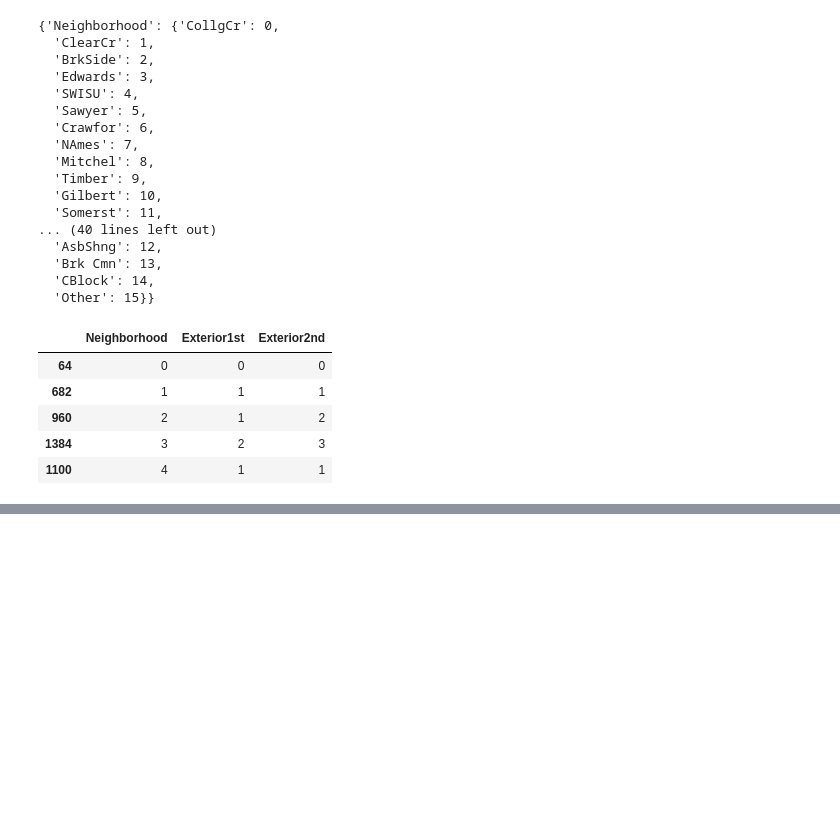
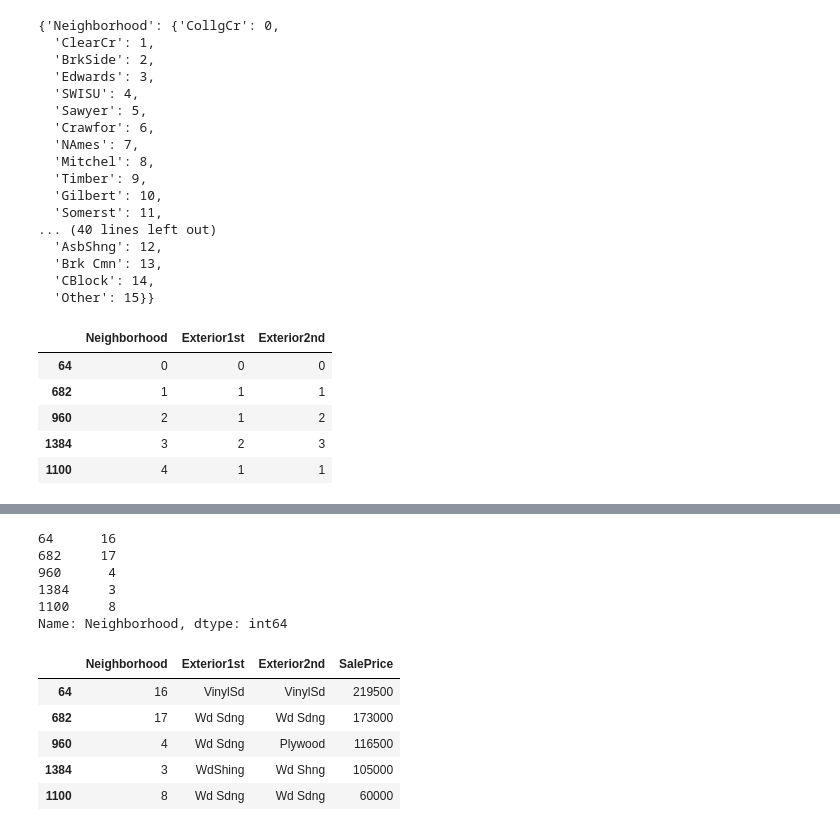
Before and after one commit to KarthikKothareddy/FeatureEngineering, a Jupyter notebook: categorical_variable_encoding.ipynb, the cells around one changed output, grey strips where cells are left out. Saved outputs shown, nothing was run; the diff lists cells and outputs as text; code cells hidden in the pictures; blank space fills up the shorter version.

```diff
--- a/categorical_variable_encoding.ipynb
+++ b/categorical_variable_encoding.ipynb
@@ -695,0 +936,4 @@ x_train.head()
+# %%
+# we then generate an ordered list with the labels
+ordered_lables = x_train.groupby(["Neighborhood"])["SalePrice"].mean().sort_values().index
+ordered_lables
@@ -695,0 +971,21 @@ x_train.head()
+# %%
+# now lets apply the mapping in train and test sets
+x_train["Neighborhood"] = x_train["Neighborhood"].map(ordinal_mapping)
+x_test["Neighborhood"] = x_test["Neighborhood"].map(ordinal_mapping)
+x_train["Neighborhood"].head()
+# %% [output]
+64      16
+682     17
+960      4
+1384     3
+1100     8
+Name: Neighborhood, dtype: int64
+# %%
+x_train.head()
+# %% [output]
+|  | Neighborhood | Exterior1st | Exterior2nd | SalePrice |
+| 64 | 16 | VinylSd | VinylSd | 219500 |
+| 682 | 17 | Wd Sdng | Wd Sdng | 173000 |
+| 960 | 4 | Wd Sdng | Plywood | 116500 |
+| 1384 | 3 | WdShing | Wd Shng | 105000 |
+| 1100 | 8 | Wd Sdng | Wd Sdng | 60000 |
```
Also changed, not shown: parts of 33 cells of this notebook.
